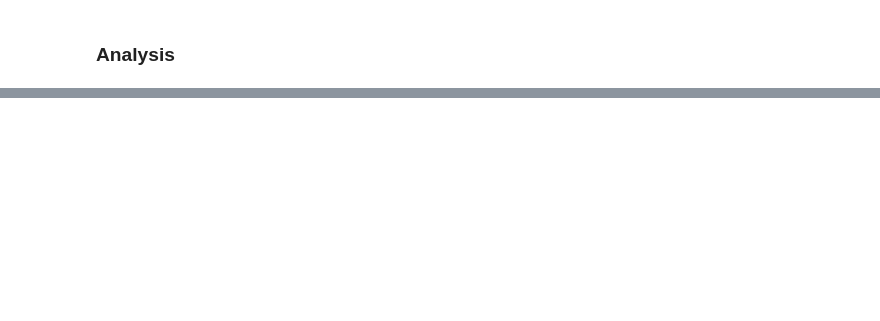
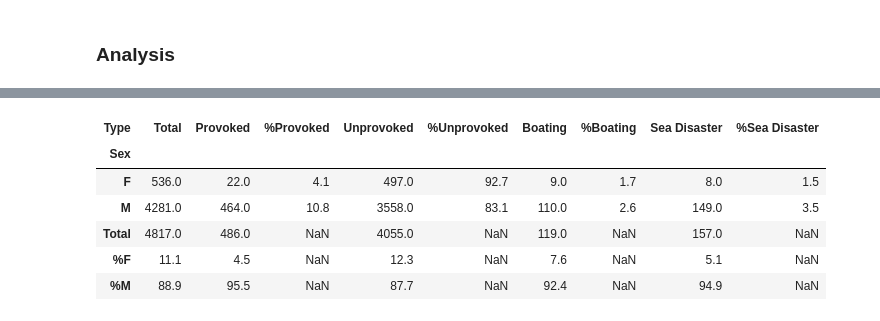
Before and after one commit to jmgpgit/Shark_Data_Clean, a Jupyter notebook: clean.ipynb, the cells around one changed output, grey strips where cells are left out. Saved outputs shown, nothing was run; the diff lists cells and outputs as text; code cells hidden in the pictures; blank space fills up the shorter version.

```diff
--- a/clean.ipynb
+++ b/clean.ipynb
@@ -288,8 +299,0 @@ g.drop(g[g['Country'].str.contains('/')].index,inplace=True) # Clean uncertain c
-# %%
-g['Type'].unique()
-for i in g[(g['Type'] == 'Boat') | (g['Type'] == 'Boatomg')].index: # Standardize errors
-
-    g.at[i, 'Type'] = 'Boating'
-
-g.drop(g[g['Type'] == 'Questionable'].index,inplace=True) # Get rid of questionable data
-g[g['Type'] == 'Invalid'].head() # 508 entries of questionable shark involvement, will keep for now to compare against sex data
@@ -316,0 +353,42 @@ h[h['Type'] == 'Unknown']
+# %%
+#How does type of attack correlate with Sex
+
+k = h.pivot_table(index=['Sex'], columns={'Type'},aggfunc={'Type':'count'})['Type']
+k.drop(columns = 'Unknown',inplace= True)
+k['Total'] = 0
+for i in k.columns[k.columns != 'Total']:
+    k['Total'] += k[i]
+
+
+for i in k.columns[k.columns != 'Total']:
+    k['%' + i] = 100*k[i]/k['Total']
+
+# display
+k_disp = k[['Total','Provoked','%Provoked','Unprovoked','%Unprovoked','Boating','%Boating','Sea Disaster','%Sea Disaster']][k.index != 'Unknown']
+k_dispT = k_disp.T
+
+# add calculated rows
+k_dispT['Total'] = 0
+for i in k_dispT.columns[(k_dispT.columns != 'Total') ]:
+    k_dispT['Total'] += k_dispT[i]
+for i in k_dispT.columns[(k_dispT.columns != 'Total')& ~(k_dispT.columns.str.contains('%'))]:
+    k_dispT['%' + i] = 100*k_dispT[i]/k_dispT['Total']
+# Remove non-sensical values
+for i in k_dispT.index:
+    if '%' in i:
+        k_dispT.at[i,'Total'] = pd.NA
+k_disp = k_dispT.T
+for i in k_disp.columns:
+    if '%' in i:
+        k_disp.at['%F',i] = pd.NA
+        k_disp.at['%M',i] = pd.NA
+
+k_disp
+# %% [output]
+| Type | Total | Provoked | %Provoked | Unprovoked | %Unprovoked | Boating | %Boating | Sea Disaster | %Sea Disaster |
+| Sex |  |  |  |  |  |  |  |  |  |
+| F | 536.0 | 22.0 | 4.1 | 497.0 | 92.7 | 9.0 | 1.7 | 8.0 | 1.5 |
+| M | 4281.0 | 464.0 | 10.8 | 3558.0 | 83.1 | 110.0 | 2.6 | 149.0 | 3.5 |
+| Total | 4817.0 | 486.0 | NaN | 4055.0 | NaN | 119.0 | NaN | 157.0 | NaN |
+| %F | 11.1 | 4.5 | NaN | 12.3 | NaN | 7.6 | NaN | 5.1 | NaN |
+| %M | 88.9 | 95.5 | NaN | 87.7 | NaN | 92.4 | NaN | 94.9 | NaN |
```
Also changed, not shown: parts of 21 cells of this notebook, 1 other file.
